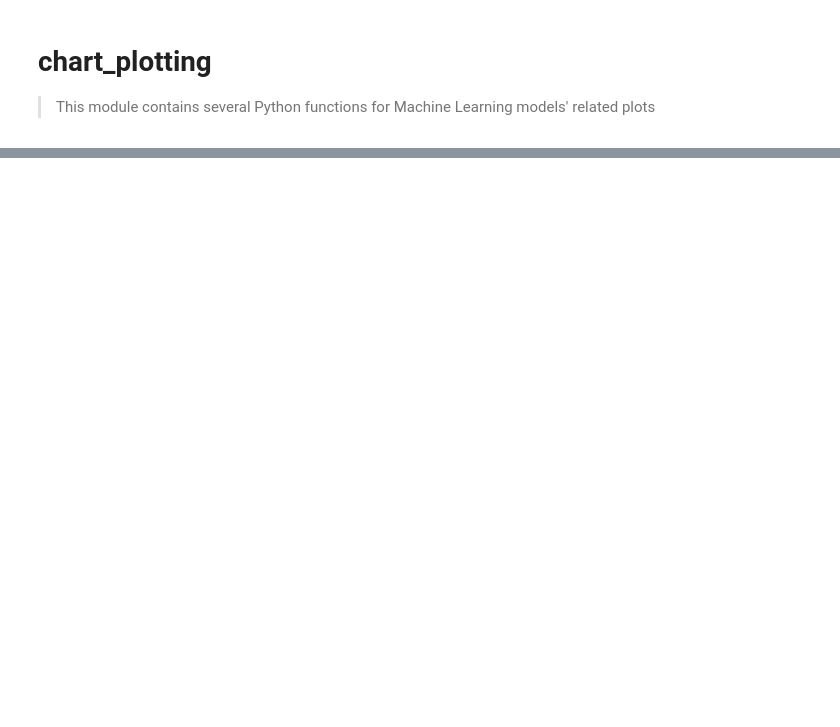
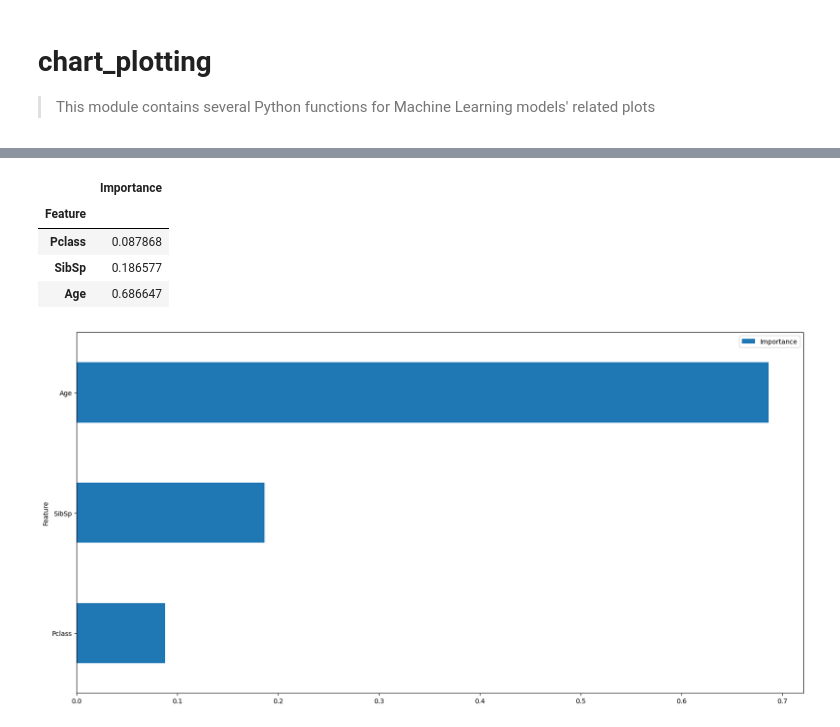
Before and after one commit to anhquan0412/that-ml-library, a Jupyter notebook: nbs/03_chart_plotting.ipynb, the cells around one changed output, grey strips where cells are left out. Saved outputs shown, nothing was run; the diff lists cells and outputs as text; code cells hidden in the pictures; blank space fills up the shorter version.

```diff
--- a/nbs/03_chart_plotting.ipynb
+++ b/nbs/03_chart_plotting.ipynb
@@ -310,0 +451,4 @@ def get_adaboost_info(dt_params,ada_params,X,y,seed=42):
+# %%
+# feature names (not including label)
+feature_names = df_num.drop('Survived',axis=1).columns.values
+print(feature_names)
@@ -310,0 +469,14 @@ def get_adaboost_info(dt_params,ada_params,X,y,seed=42):
+# %%
+#| export
+def plot_feature_importances(importances, # feature importances from sklearn's **feature_importances_** variable
+                             feature_names, # List of names of dependent variables (features)
+                             figsize=(20,10), # Matplotlib figsize
+                             top_n=None # Show top n features
+                            ):
+    "Plot and return a dataframe of feature importances, using sklearn's **feature_importances_** value"
+    fea_imp_df = pd.DataFrame(data={'Feature':feature_names,'Importance':importances}).set_index('Feature')
+    fea_imp_df = fea_imp_df.sort_values('Importance', ascending=True)
+    if top_n is not None:
+        fea_imp_df = fea_imp_df.tail(top_n)
+    fea_imp_df.plot(kind='barh',figsize=figsize)
+    return fea_imp_df
@@ -310,0 +503,14 @@ def get_adaboost_info(dt_params,ada_params,X,y,seed=42):
+# %%
+feature_names = df_num.drop('Survived',axis=1).columns.values
+# %%
+dt = DecisionTreeClassifier(criterion='entropy',random_state=42,class_weight=None,max_depth=5)
+dt.fit(df_num.drop('Survived',axis=1),df_num['Survived'])
+
+plot_feature_importances(dt.feature_importances_,feature_names,top_n=3)
+# %% [output]
+|  | Importance |
+| Feature |  |
+| Pclass | 0.087868 |
+| SibSp | 0.186577 |
+| Age | 0.686647 |
+[figure, added]
```
Also changed, not shown: parts of 61 cells of this notebook, 13 other files.
